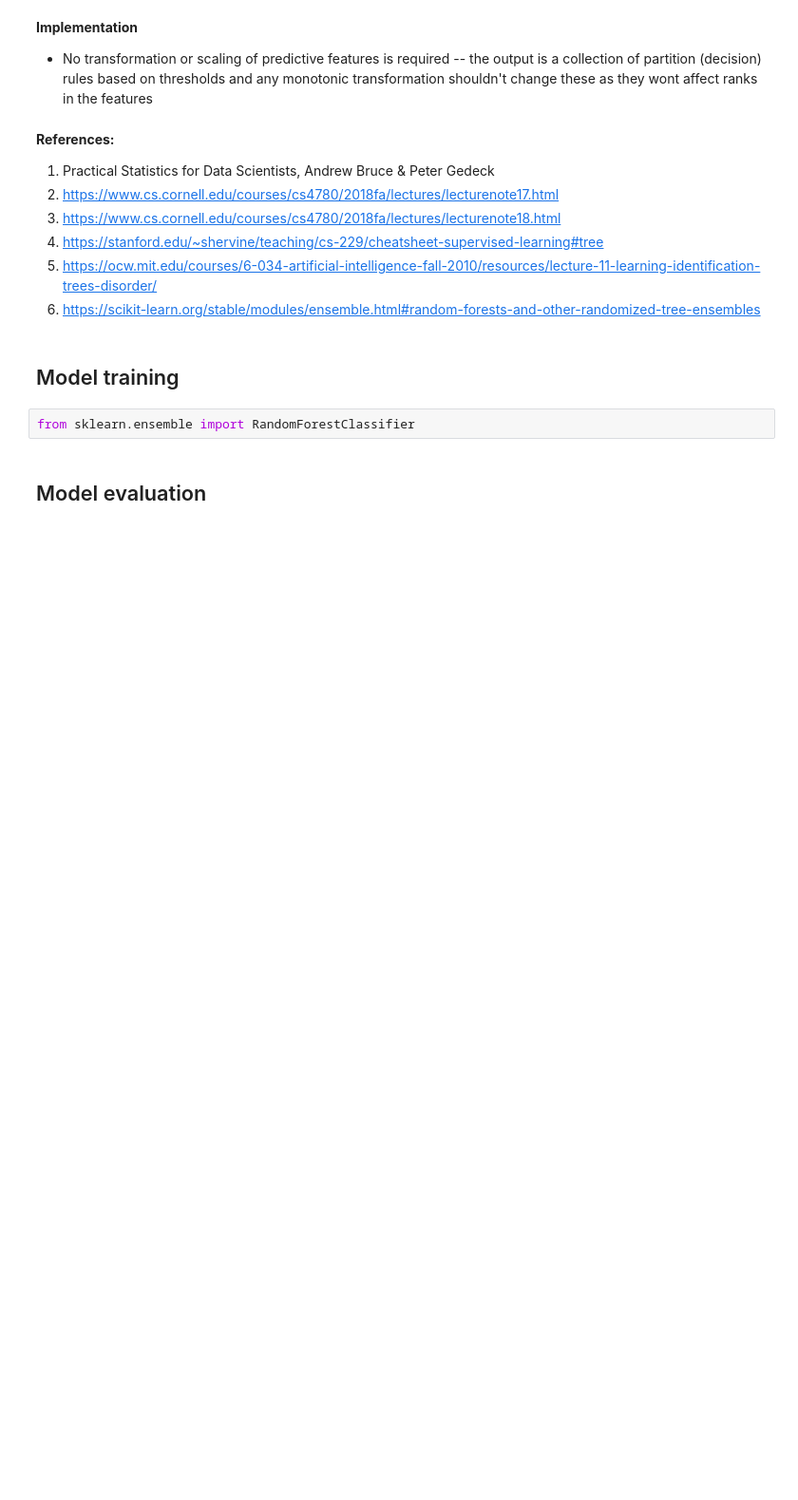
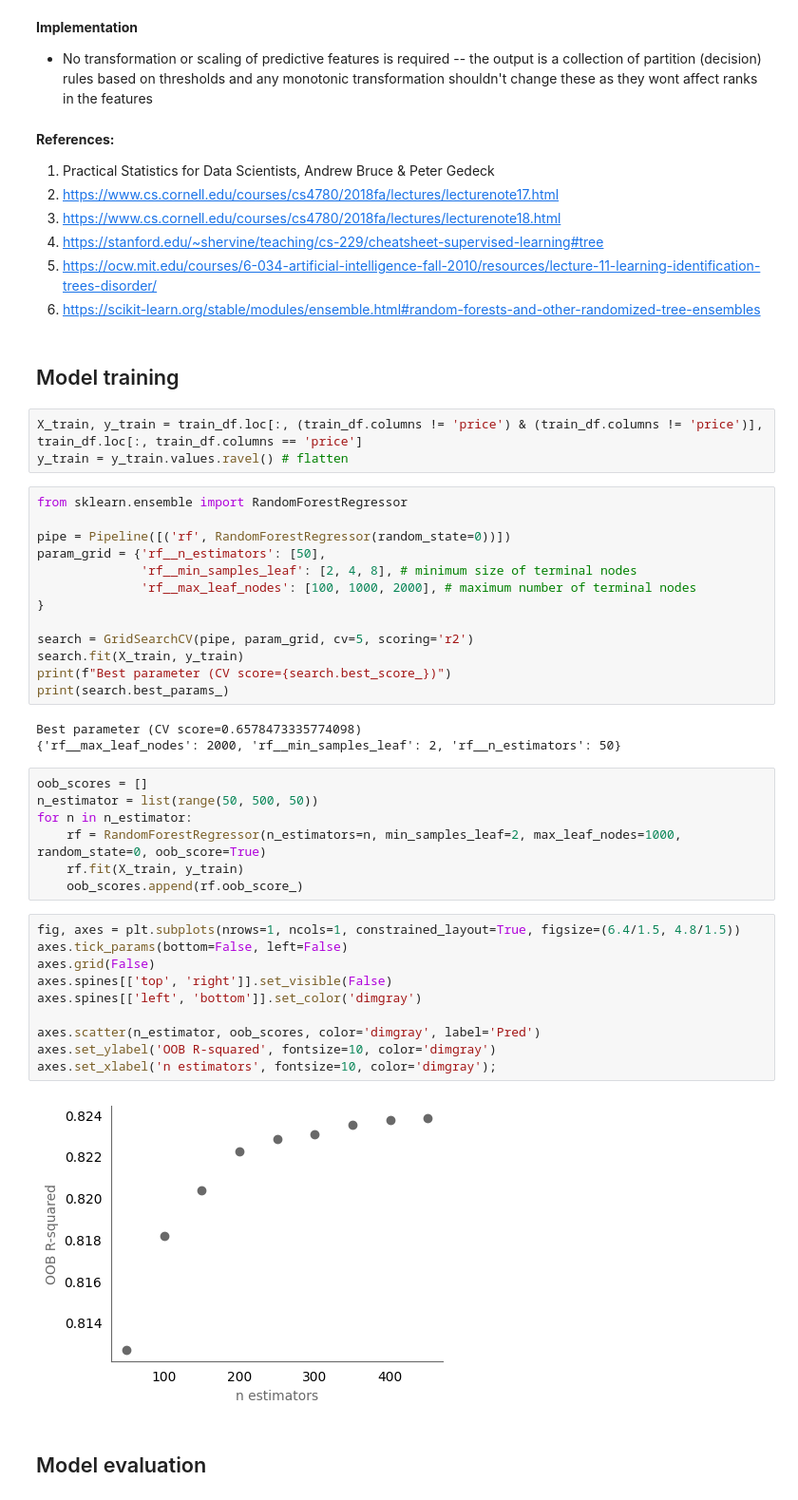
Before and after one commit to earth1987/house-price-regression, a Jupyter notebook: notebooks/nonlinear_model_selection_evaluation.ipynb, the cells around one changed output. Shown at 95% size. Cells and saved outputs as stored; diff of their text form; blank space fills up the shorter version.

Commit message:
Trained & tested rf

```diff
--- a/notebooks/nonlinear_model_selection_evaluation.ipynb
+++ b/notebooks/nonlinear_model_selection_evaluation.ipynb
@@ -361,6 +361,42 @@ Larger (deeper) trees are prone to overfitting. This can be mitigated by choosin
 # %% [markdown]
 ## Model training
 # %%
-from sklearn.ensemble import RandomForestClassifier
+X_train, y_train = train_df.loc[:, (train_df.columns != 'price') & (train_df.columns != 'price')], train_df.loc[:, train_df.columns == 'price']
+y_train = y_train.values.ravel() # flatten
+# %%
+from sklearn.ensemble import RandomForestRegressor
+
+pipe = Pipeline([('rf', RandomForestRegressor(random_state=0))])
+param_grid = {'rf__n_estimators': [50],
+              'rf__min_samples_leaf': [2, 4, 8], # minimum size of terminal nodes
+              'rf__max_leaf_nodes': [100, 1000, 2000], # maximum number of terminal nodes
+}
+
+search = GridSearchCV(pipe, param_grid, cv=5, scoring='r2')
+search.fit(X_train, y_train)
+print(f"Best parameter (CV score={search.best_score_})")
+print(search.best_params_)
+# %% [output]
+Best parameter (CV score=0.6578473335774098)
+{'rf__max_leaf_nodes': 2000, 'rf__min_samples_leaf': 2, 'rf__n_estimators': 50}
+# %%
+oob_scores = []
+n_estimator = list(range(50, 500, 50))
+for n in n_estimator:
+    rf = RandomForestRegressor(n_estimators=n, min_samples_leaf=2, max_leaf_nodes=1000, random_state=0, oob_score=True)
+    rf.fit(X_train, y_train)
+    oob_scores.append(rf.oob_score_)
+# %%
+fig, axes = plt.subplots(nrows=1, ncols=1, constrained_layout=True, figsize=(6.4/1.5, 4.8/1.5))
+axes.tick_params(bottom=False, left=False)
+axes.grid(False)
+axes.spines[['top', 'right']].set_visible(False)
+axes.spines[['left', 'bottom']].set_color('dimgray')
+
+axes.scatter(n_estimator, oob_scores, color='dimgray', label='Pred')
+axes.set_ylabel('OOB R-squared', fontsize=10, color='dimgray')
+axes.set_xlabel('n estimators', fontsize=10, color='dimgray');
+# %% [output]
+[figure, added]
 # %% [markdown]
 ## Model evaluation
```
Also changed, not shown: parts of 9 cells of this notebook.
